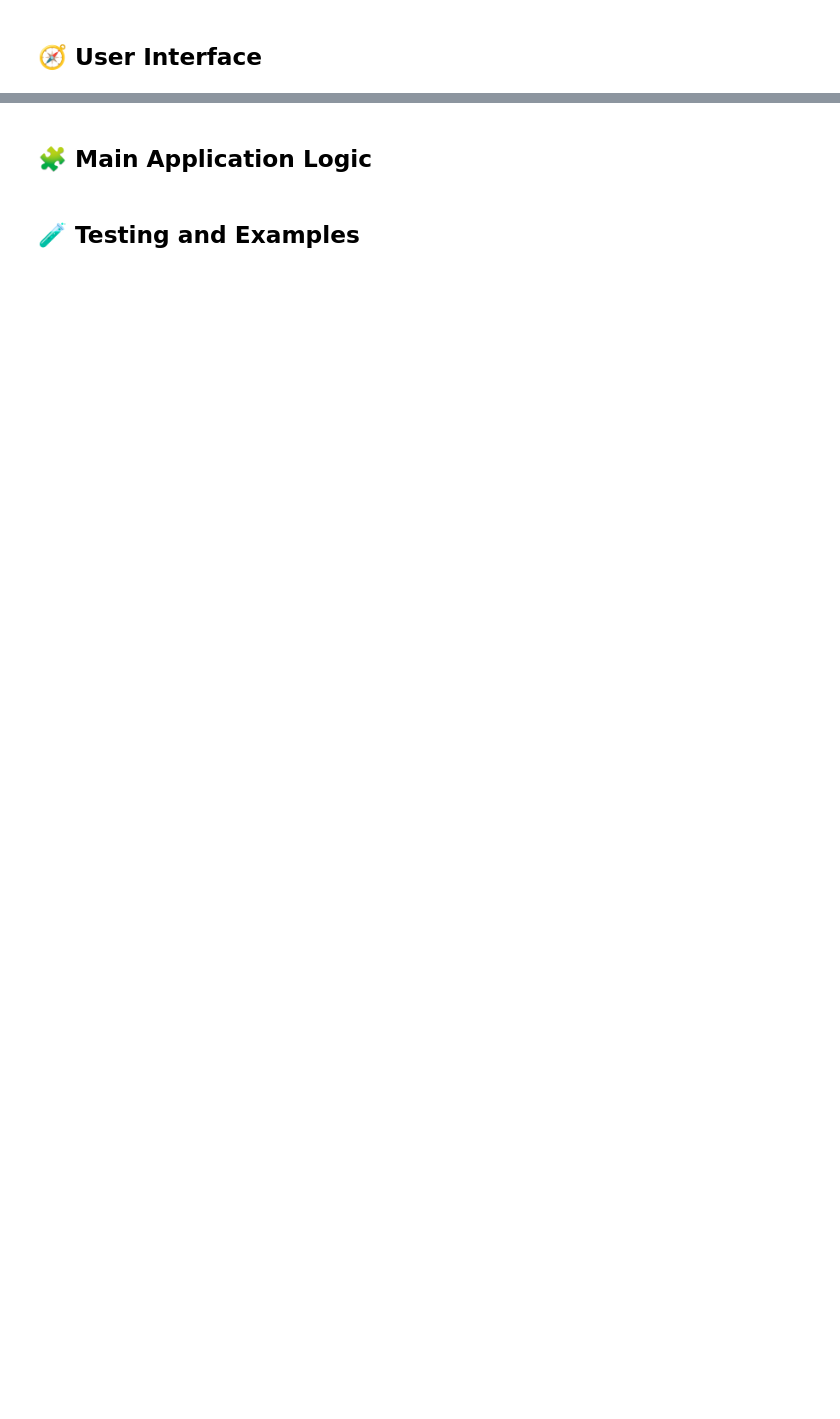
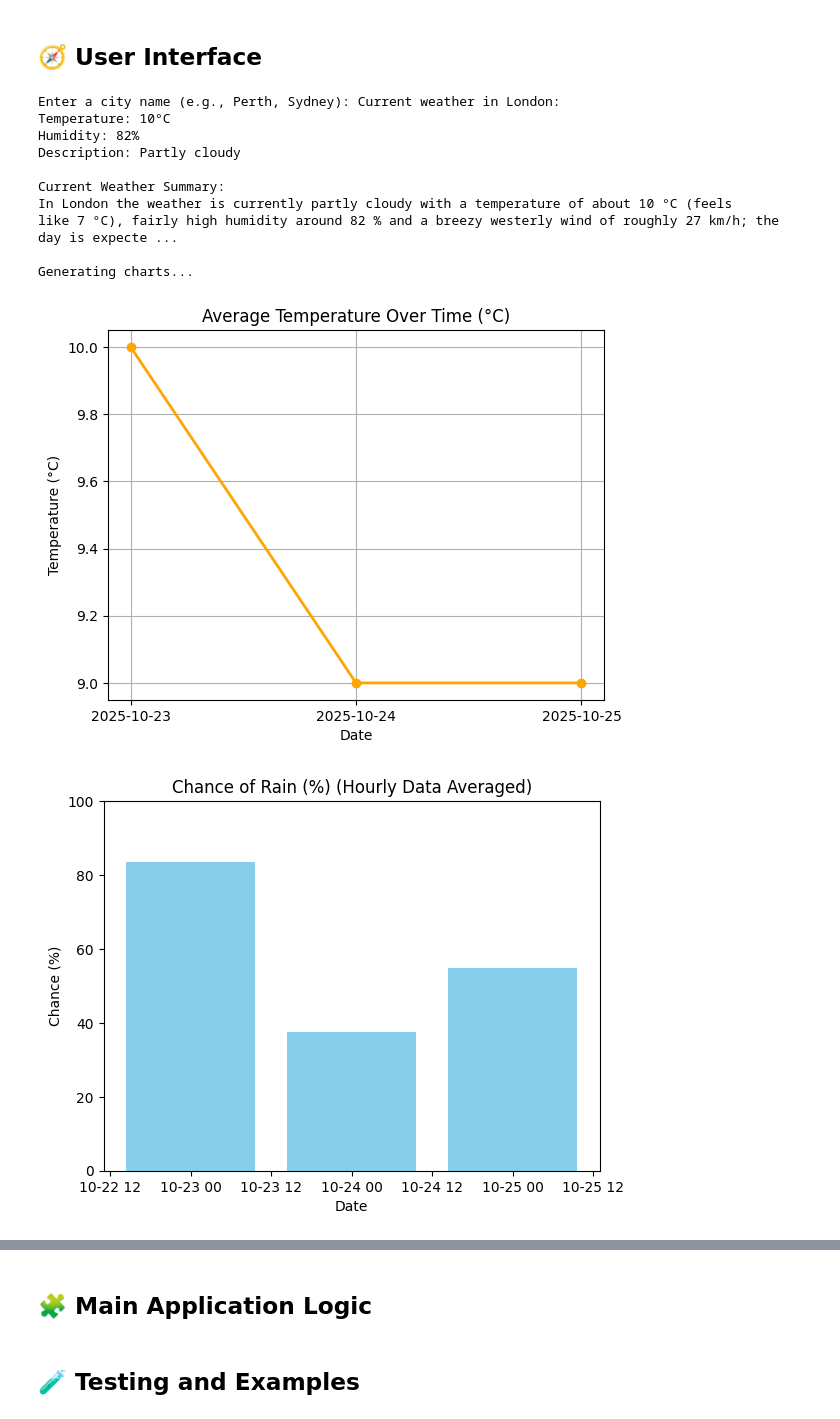
Before and after one commit to Sadiya-Afroz/23455777-Sadiya-Afroz, a Jupyter notebook: starter_notebook.ipynb, the cells around one changed output, grey strips where cells are left out. Cells and saved outputs as stored; diff of their text form; code cells hidden in the pictures; blank space fills up the shorter version.

```diff
--- a/starter_notebook.ipynb
+++ b/starter_notebook.ipynb
@@ -76,14 +94,14 @@ def get_weather_data(location, forecast_days=5):
             print("WARNING: No data returned. Check location spelling or internet connection.")
             return None
 
+        weather['location'] = weather.get("nearest_area", [{}])[0].get("areaName", [{}])[0].get("value", location)
+
         current_condition = weather.get("current_condition", [])
         if not current_condition:
             print("WARNING: No current condition data found. Check location spelling or internet connection.")
             return None
 
         weather['current_condition'] = current_condition[0]
-        print("length of current condition:", len(current_condition))
-        print("current condition:", current_condition[0])
 
         if len(current_condition) > 0:
             weather['current_condition'] = current_condition[0]
@@ -360,7 +391,7 @@ print(parse_weather_question("Will it rain tomorrow in Sydney?"))
 # %% [markdown]
 ## 🧭 User Interface
 # %%
-def show_current_weather_data(city):
+def show_current_weather_data(weather_data):
     """
     Fetch and display current weather data for a specified city.
 
@@ -368,7 +399,6 @@ def show_current_weather_data(city):
         city (str): The city name to fetch weather data for.
     """
 
-    weather_data = get_weather_data(city, forecast_days=0)
     if not weather_data:
         print("Could not retrieve weather data.")
         return
@@ -382,41 +412,49 @@ def show_current_weather_data(city):
     humidity = current.get("humidity", "N/A")
     description = current.get("weatherDesc", [{}])[0].get("value", "N/A")
 
-    print(f"Current weather in {city}:")
+    print(f"Current weather in {weather_data['location']}:")
     print(f"Temperature: {temperature}°C")
     print(f"Humidity: {humidity}%")
     print(f"Description: {description}")
 # %%
 def run_all_at_once():
     """
     Run one full weather check session:
     - Ask for a city
     - Display current summary
     - Show temperature and rain charts
     - Answer one natural language question
     """
 
     city = pyip.inputStr("Enter a city name (e.g., Perth, Sydney): ")
 
     weather_data = get_weather_data(city)
+
+    print("\n")
+    show_current_weather_data(weather_data)
+
     if not weather_data:
-        print("⚠️ Could not fetch data. Please try again.")
+        print("[WARNING] Could not fetch data. Please try again.")
         return
 
-    print("\n📋 Current Weather Summary:")
-    print(generate_weather_response({"topic": "general"}, weather_data))
+    print("\nCurrent Weather Summary:")
+    print(generate_weather_response({"topic": "general_overview"}, weather_data))
 
-    print("\n📈 Generating charts...")
+    print("\nGenerating charts...")
     create_temperature_visualisation(weather_data)
     create_precipitation_visualisation(weather_data)
-
-    question = pyip.inputStr("\n💬 Ask a weather question (e.g., Will it rain tomorrow in Perth?): ")
-    parsed = parse_weather_question(question)
-
-    if parsed.get("location") and parsed["location"].lower() != city.lower():
-        weather_data = get_weather_data(parsed["location"])
-
-    print("\n🤖 Answer:")
-    print(generate_weather_response(parsed, weather_data))
+    create_humidity_visualisation(weather_data)
 
 run_all_at_once()
+# %% [output]
+Enter a city name (e.g., Perth, Sydney): Current weather in London:
+Temperature: 10°C
+Humidity: 82%
+Description: Partly cloudy
+
+Current Weather Summary:
+In London the weather is currently partly cloudy with a temperature of about 10 °C (feels like 7 °C), fairly high humidity around 82 % and a breezy westerly wind of roughly 27 km/h; the day is expecte ...
+
+Generating charts...
+[figure, added]
+[figure, added]
```
Also changed, not shown: parts of 16 cells of this notebook, 5 other files.
